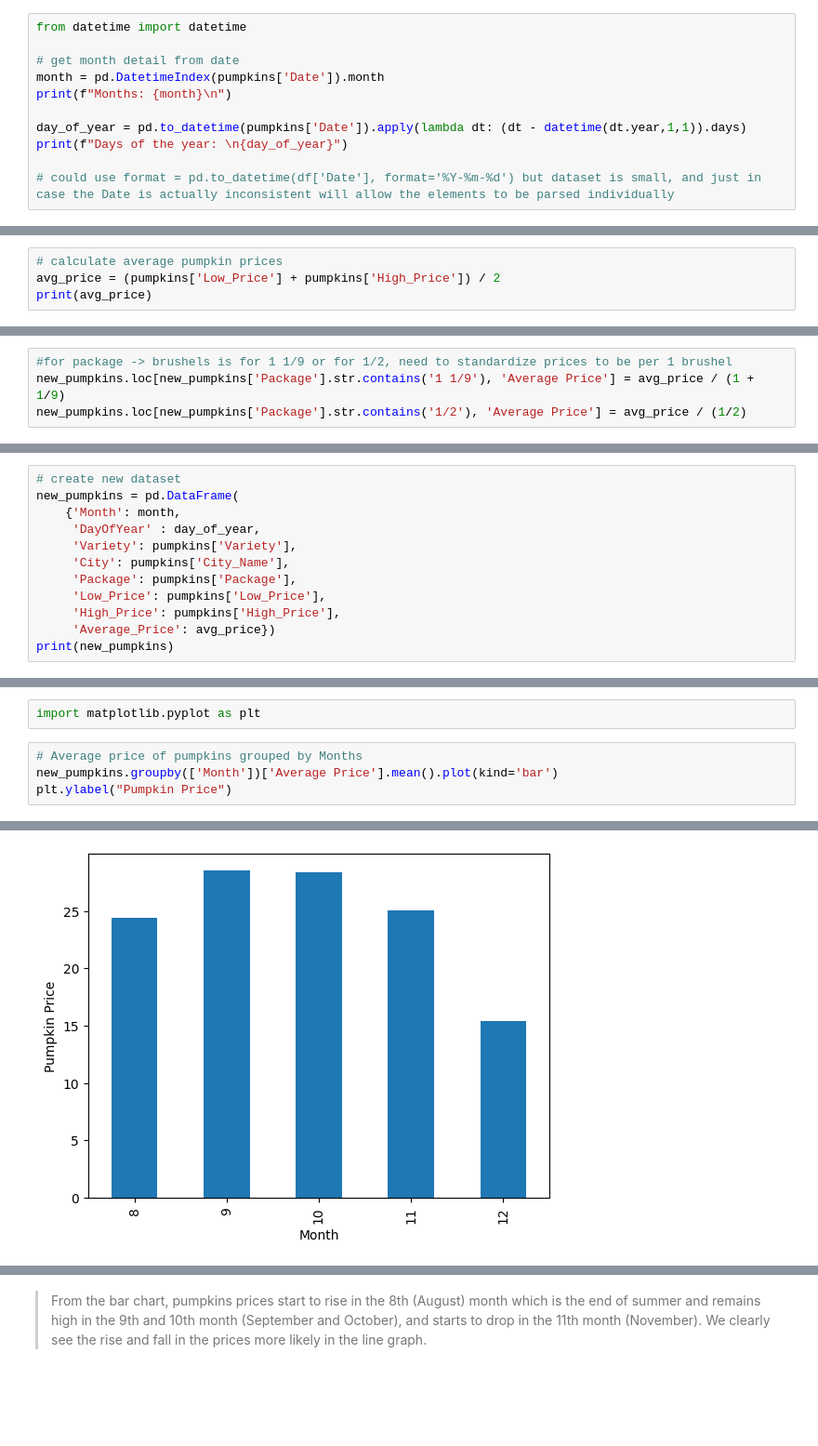
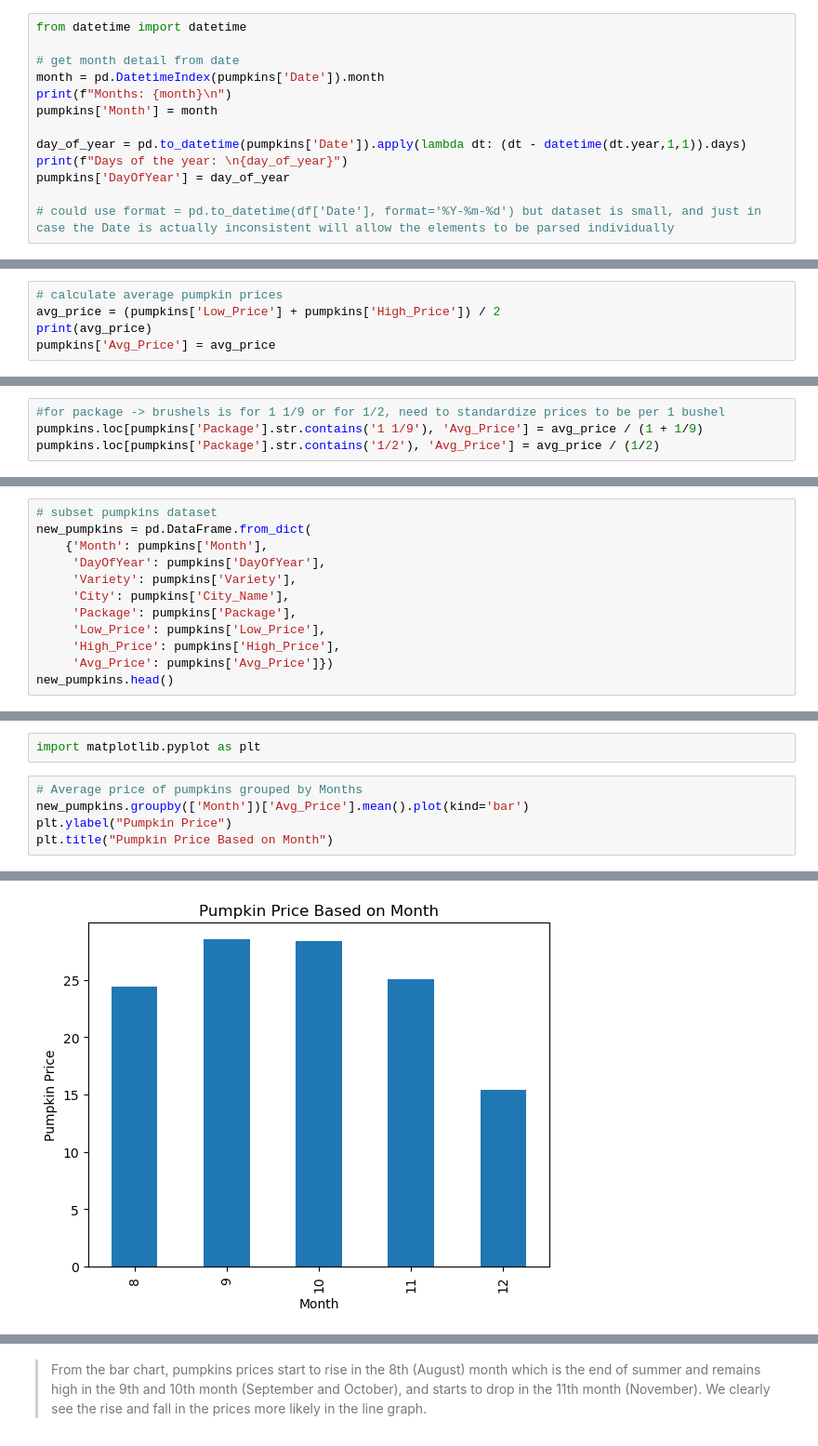
Before and after one commit to OMEAkin/REDI_ML_PROJECTS, a Jupyter notebook: REDI_ML_PROJECT.ipynb, the cells around one changed output, grey strips where cells are left out. Shown at 93% size. Saved outputs shown, nothing was run; the diff lists cells and outputs as text; blank space fills up the shorter version.

```diff
--- a/REDI_ML_PROJECT.ipynb
+++ b/REDI_ML_PROJECT.ipynb
@@ -148,9 +149,11 @@ from datetime import datetime
 # get month detail from date
 month = pd.DatetimeIndex(pumpkins['Date']).month
 print(f"Months: {month}\n")
+pumpkins['Month'] = month
 
 day_of_year = pd.to_datetime(pumpkins['Date']).apply(lambda dt: (dt - datetime(dt.year,1,1)).days)
 print(f"Days of the year: \n{day_of_year}")
+pumpkins['DayOfYear'] = day_of_year
 
 # could use format = pd.to_datetime(df['Date'], format='%Y-%m-%d') but dataset is small, and just in case the Date is actually inconsistent will allow the elements to be parsed individually
 # %% [output]
@@ -175,6 +179,7 @@ Name: Date, Length: 1757, dtype: int64
 # calculate average pumpkin prices
 avg_price = (pumpkins['Low_Price'] + pumpkins['High_Price']) / 2
 print(avg_price)
+pumpkins['Avg_Price'] = avg_price
 # %% [output]
 0       275.00
 1       275.00
@@ -196,4 +207,4 @@ pumpkins = pumpkins[pumpkins['Package'].str.contains('bushel', case=True, regex=
 # %%
-#for package -> brushels is for 1 1/9 or for 1/2, need to standardize prices to be per 1 brushel
-new_pumpkins.loc[new_pumpkins['Package'].str.contains('1 1/9'), 'Average Price'] = avg_price / (1 + 1/9)
-new_pumpkins.loc[new_pumpkins['Package'].str.contains('1/2'), 'Average Price'] = avg_price / (1/2)
+#for package -> brushels is for 1 1/9 or for 1/2, need to standardize prices to be per 1 bushel
+pumpkins.loc[pumpkins['Package'].str.contains('1 1/9'), 'Avg_Price'] = avg_price / (1 + 1/9)
+pumpkins.loc[pumpkins['Package'].str.contains('1/2'), 'Avg_Price'] = avg_price / (1/2)
@@ -200,13 +247,13 @@ new_pumpkins.loc[new_pumpkins['Package'].str.contains('1/2'), 'Average Price'] =
 # %%
-# create new dataset
-new_pumpkins = pd.DataFrame(
-    {'Month': month,
-     'DayOfYear' : day_of_year,
+# subset pumpkins dataset
+new_pumpkins = pd.DataFrame.from_dict(
+    {'Month': pumpkins['Month'],
+     'DayOfYear': pumpkins['DayOfYear'],
      'Variety': pumpkins['Variety'],
      'City': pumpkins['City_Name'],
      'Package': pumpkins['Package'],
      'Low_Price': pumpkins['Low_Price'],
      'High_Price': pumpkins['High_Price'],
-     'Average_Price': avg_price})
-print(new_pumpkins)
+     'Avg_Price': pumpkins['Avg_Price']})
+new_pumpkins.head()
 # %% [output]
@@ -240,6 +282,7 @@ dtype: int64
 import matplotlib.pyplot as plt
 # %%
 # Average price of pumpkins grouped by Months
-new_pumpkins.groupby(['Month'])['Average Price'].mean().plot(kind='bar')
+new_pumpkins.groupby(['Month'])['Avg_Price'].mean().plot(kind='bar')
 plt.ylabel("Pumpkin Price")
+plt.title("Pumpkin Price Based on Month")
 # %% [output]
@@ -247,2 +290,2 @@ Text(0, 0.5, 'Pumpkin Price')
-[figure, old version]
+[figure, new version]
 # %%
```
Also changed, not shown: parts of 50 cells of this notebook.
